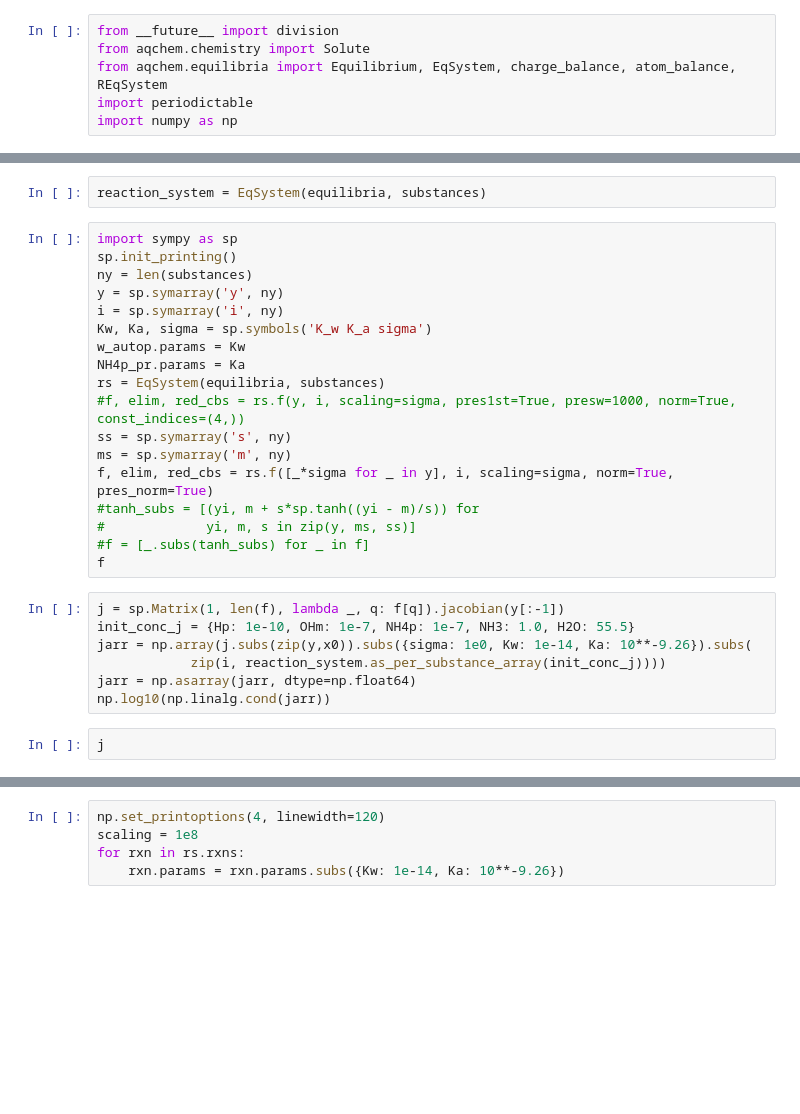
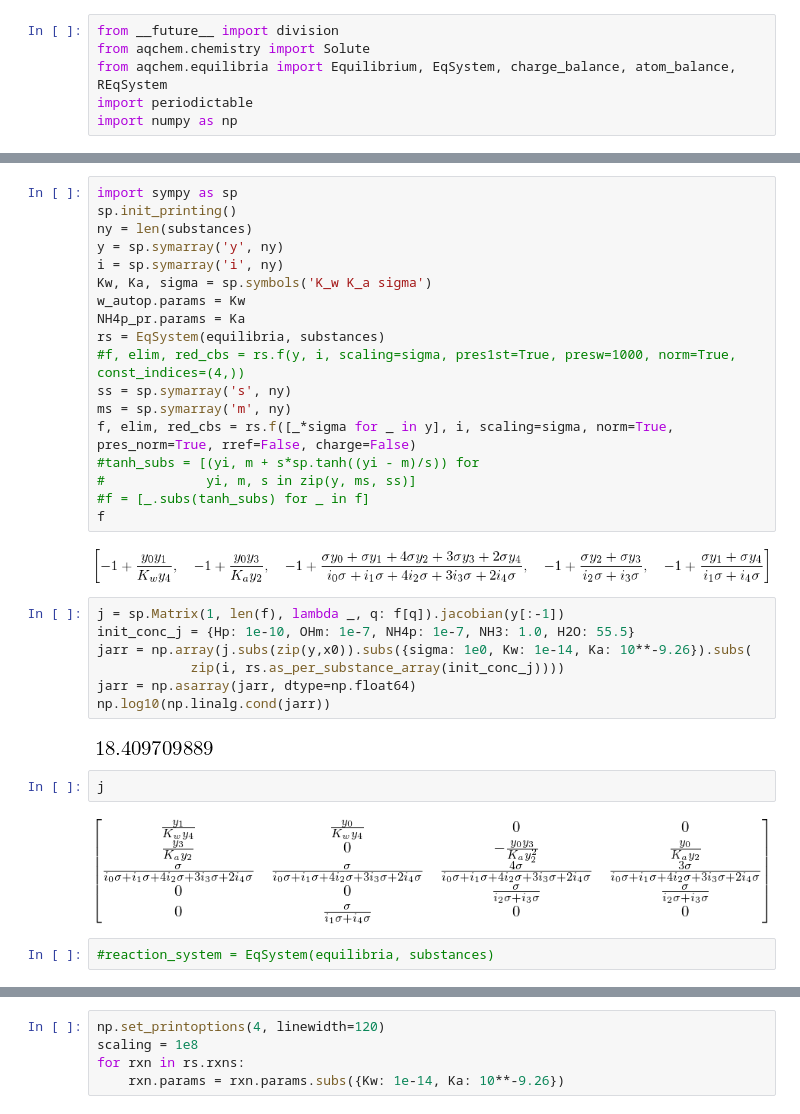
Before and after one commit to bjodah/chempy, a Jupyter notebook: examples/Ammonia.ipynb, the cells around one changed output, grey strips where cells are left out. Saved outputs shown, nothing was run; the diff lists cells and outputs as text; blank space fills up the shorter version.

Commit message:
Made rref optional (looks promising skipping)

```diff
--- a/examples/Ammonia.ipynb
+++ b/examples/Ammonia.ipynb
@@ -25,32 +43,38 @@ reqsys.root(init_conc, scaling=1.0)
-# %%
-reaction_system = EqSystem(equilibria, substances)
 # %%
 import sympy as sp
 sp.init_printing()
 ny = len(substances)
 y = sp.symarray('y', ny)
 i = sp.symarray('i', ny)
 Kw, Ka, sigma = sp.symbols('K_w K_a sigma')
 w_autop.params = Kw
 NH4p_pr.params = Ka
 rs = EqSystem(equilibria, substances)
 #f, elim, red_cbs = rs.f(y, i, scaling=sigma, pres1st=True, presw=1000, norm=True, const_indices=(4,))
 ss = sp.symarray('s', ny)
 ms = sp.symarray('m', ny)
-f, elim, red_cbs = rs.f([_*sigma for _ in y], i, scaling=sigma, norm=True, pres_norm=True)
+f, elim, red_cbs = rs.f([_*sigma for _ in y], i, scaling=sigma, norm=True, pres_norm=True, rref=False, charge=False)
 #tanh_subs = [(yi, m + s*sp.tanh((yi - m)/s)) for
 #             yi, m, s in zip(y, ms, ss)]
 #f = [_.subs(tanh_subs) for _ in f]
 f
+# %% [output]
+[figure, added]
 # %%
 j = sp.Matrix(1, len(f), lambda _, q: f[q]).jacobian(y[:-1])
 init_conc_j = {Hp: 1e-10, OHm: 1e-7, NH4p: 1e-7, NH3: 1.0, H2O: 55.5}
 jarr = np.array(j.subs(zip(y,x0)).subs({sigma: 1e0, Kw: 1e-14, Ka: 10**-9.26}).subs(
-            zip(i, reaction_system.as_per_substance_array(init_conc_j))))
+            zip(i, rs.as_per_substance_array(init_conc_j))))
 jarr = np.asarray(jarr, dtype=np.float64)
 np.log10(np.linalg.cond(jarr))
+# %% [output]
+[figure, added]
 # %%
 j
+# %% [output]
+[figure, added]
+# %%
+#reaction_system = EqSystem(equilibria, substances)
 # %%
 f, elim, red_cbs = rs.f(y, i, norm=True, reduced=True)
 f, elim
```
Also changed, not shown: parts of 24 cells of this notebook, 2 other files.
